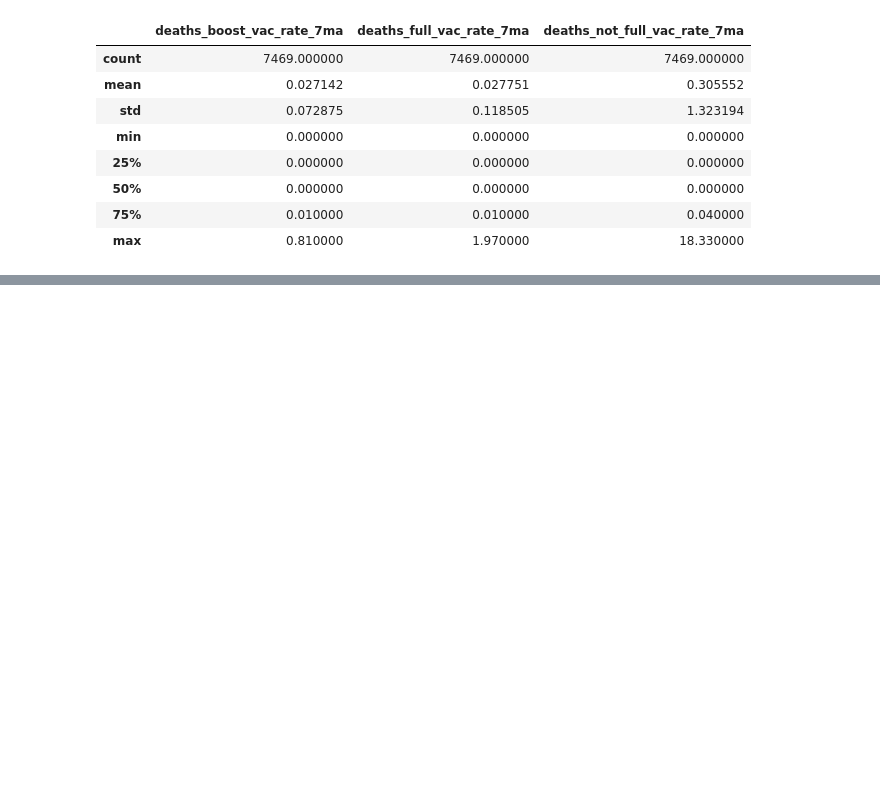
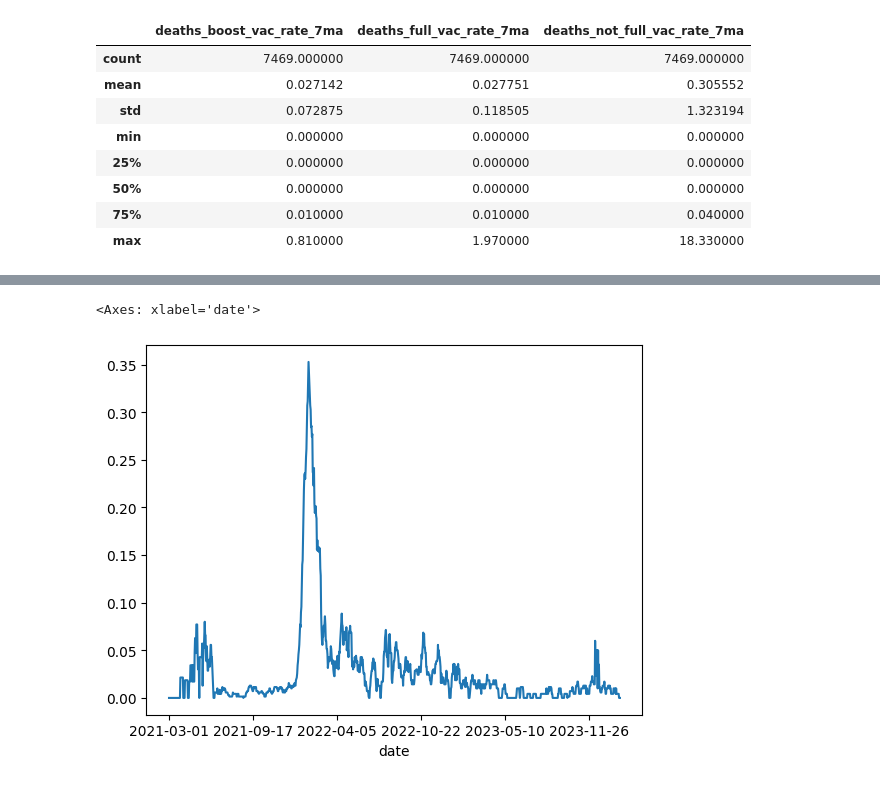
Before and after one commit to theradishqueen/ai4ph-2024-assignment, a Jupyter notebook: AI4PH_assignment.ipynb, the cells around one changed output, grey strips where cells are left out. Drawn from its saved outputs; the diff is of its cells as text; code cells hidden in the pictures; blank space fills up the shorter version.

```diff
--- a/AI4PH_assignment.ipynb
+++ b/AI4PH_assignment.ipynb
@@ -109,0 +113,6 @@ vax_stat.describe()
+# %%
+#Compared to death rate for those who are fully vaccinated
+vax_stat.groupby([vax_stat['date']])['deaths_full_vac_rate_7ma'].mean().plot()
+# %% [output]
+<Axes: xlabel='date'>
+[figure, added]
```
Also changed, not shown: parts of 14 cells of this notebook.
